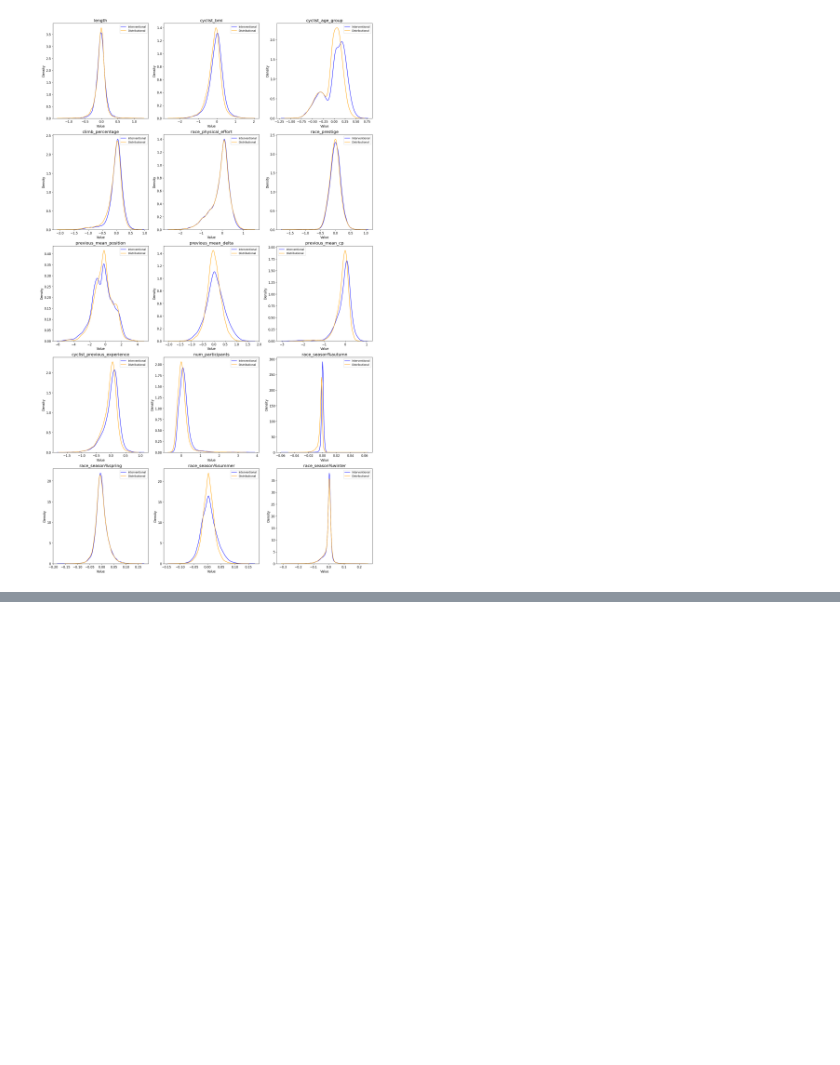
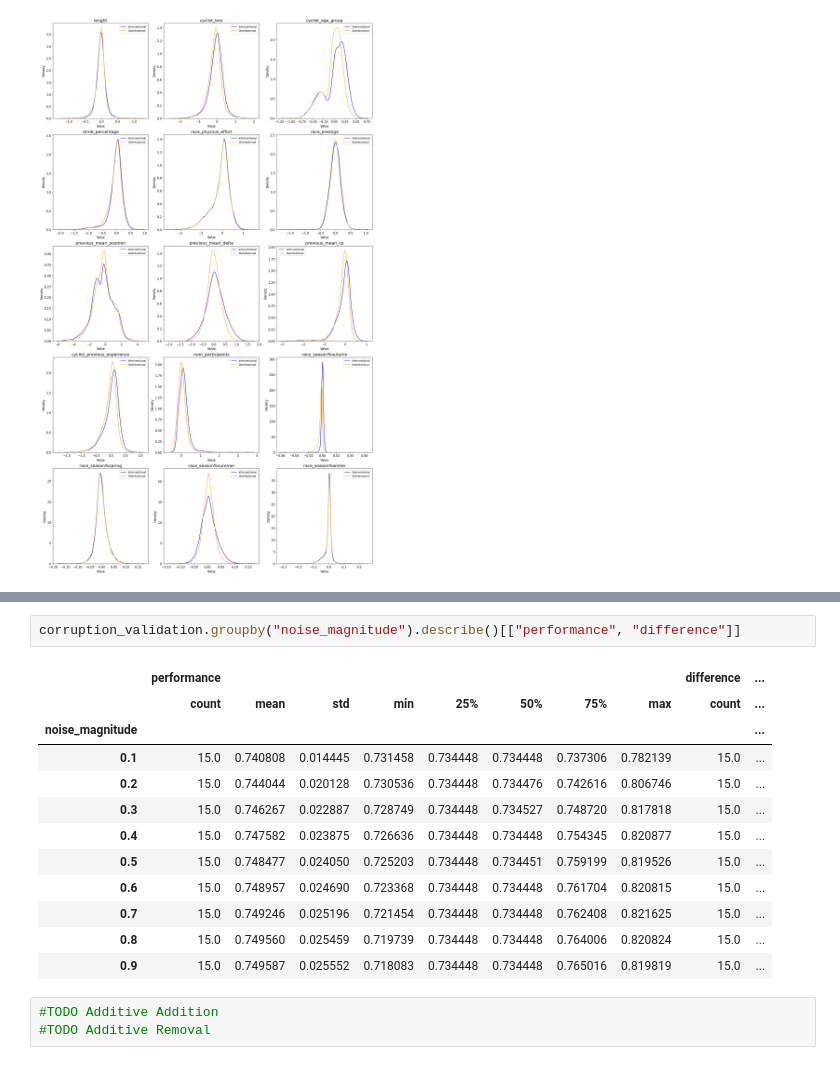
Before and after one commit to JacopoRaffi/DM_Project, a Jupyter notebook: TASK5/xai_undersampling.ipynb, the cells around one changed output, grey strips where cells are left out. Saved outputs shown, nothing was run; the diff lists cells and outputs as text; blank space fills up the shorter version.

```diff
--- a/TASK5/xai_undersampling.ipynb
+++ b/TASK5/xai_undersampling.ipynb
@@ -164,0 +272,18 @@ plt.show()
+# %%
+corruption_validation.groupby("noise_magnitude").describe()[["performance", "difference"]]
+# %% [output]
+|  | performance |  |  |  |  |  |  |  | difference | ... |
+|  | count | mean | std | min | 25% | 50% | 75% | max | count | ... |
+| noise_magnitude |  |  |  |  |  |  |  |  |  | ... |
+| 0.1 | 15.0 | 0.740808 | 0.014445 | 0.731458 | 0.734448 | 0.734448 | 0.737306 | 0.782139 | 15.0 | ... |
+| 0.2 | 15.0 | 0.744044 | 0.020128 | 0.730536 | 0.734448 | 0.734476 | 0.742616 | 0.806746 | 15.0 | ... |
+| 0.3 | 15.0 | 0.746267 | 0.022887 | 0.728749 | 0.734448 | 0.734527 | 0.748720 | 0.817818 | 15.0 | ... |
+| 0.4 | 15.0 | 0.747582 | 0.023875 | 0.726636 | 0.734448 | 0.734448 | 0.754345 | 0.820877 | 15.0 | ... |
+| 0.5 | 15.0 | 0.748477 | 0.024050 | 0.725203 | 0.734448 | 0.734451 | 0.759199 | 0.819526 | 15.0 | ... |
+| 0.6 | 15.0 | 0.748957 | 0.024690 | 0.723368 | 0.734448 | 0.734448 | 0.761704 | 0.820815 | 15.0 | ... |
+| 0.7 | 15.0 | 0.749246 | 0.025196 | 0.721454 | 0.734448 | 0.734448 | 0.762408 | 0.821625 | 15.0 | ... |
+| 0.8 | 15.0 | 0.749560 | 0.025459 | 0.719739 | 0.734448 | 0.734448 | 0.764006 | 0.820824 | 15.0 | ... |
+| 0.9 | 15.0 | 0.749587 | 0.025552 | 0.718083 | 0.734448 | 0.734448 | 0.765016 | 0.819819 | 15.0 | ... |
+# %%
+#TODO Additive Addition
+#TODO Additive Removal
```
Also changed, not shown: parts of 30 cells of this notebook, 2 other files.
